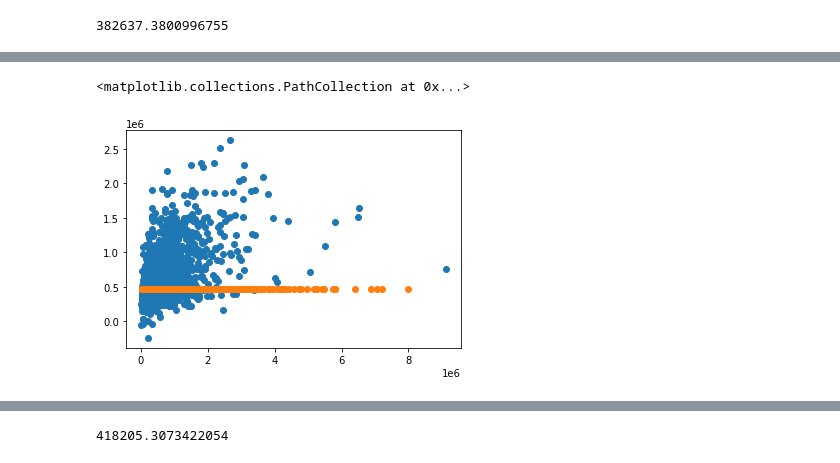
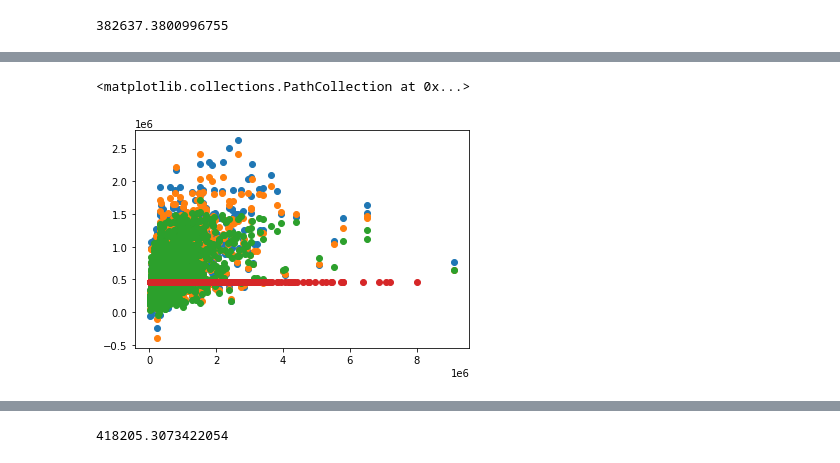
Before and after one commit to AAranda10/regression_project, a Jupyter notebook: data/modeling/modeling.ipynb, the cells around one changed output, grey strips where cells are left out. Cells and saved outputs as stored; diff of their text form; code cells hidden in the pictures.

```diff
--- a/data/modeling/modeling.ipynb
+++ b/data/modeling/modeling.ipynb
@@ -357,5 +381,5 @@ poly.get_feature_names()
 # %%
 lm_poly = LinearRegression()
 lm_poly.fit(X_poly, y_validate.taxvaluedollarcnt)
-y_validate['yhat_poly'] = lm_poly.predict(X_poly).round(1)
+y_validate['yhat_poly1'] = lm_poly.predict(X_poly).round(1)
 # %%
@@ -372,3 +396,11 @@ y_validate.head()
 | 7759 | 592933.0 | 236595.4 | 287559.1 |
 | 10968 | 785799.0 | 1078459.2 | 1182784.4 |
 | 14557 | 381637.0 | 286152.1 | 285552.2 |
+# %%
+poly = PolynomialFeatures(degree=3)
+X_poly = poly.fit_transform(val_poly_X_rfe)
+lm_poly = LinearRegression()
+lm_poly.fit(X_poly, y_validate.taxvaluedollarcnt)
+y_validate['yhat_poly2'] = lm_poly.predict(X_poly).round(1)
+RMSE_poly = np.sqrt(mean_squared_error(y_validate.taxvaluedollarcnt, y_validate.yhat_poly2))
+RMSE_poly
@@ -375,6 +418,8 @@ y_validate.head()
 # %%
-plt.scatter(y_validate.taxvaluedollarcnt, y_validate.yhat_poly, label='Polynomial Regression Model Predictions', marker='o')
+plt.scatter(y_validate.taxvaluedollarcnt, y_validate.yhat_poly1, label='Polynomial Regression Model Predictions', marker='o')
+plt.scatter(y_validate.taxvaluedollarcnt, y_validate.yhat_poly2, label='Polynomial Regression Model Predictions', marker='o')
+plt.scatter(y_validate.taxvaluedollarcnt, y_validate.yhat_lm, label='Linear Regression Model Predictions', marker='o')
 plt.scatter(y_train.taxvaluedollarcnt, y_train.yhat_baseline, label='Baseline Predicitions', marker='o')
 # %% [output]
 <matplotlib.collections.PathCollection at 0x...>
-[figure, old version]
+[figure, new version]
```
Also changed, not shown: parts of 32 cells of this notebook.
